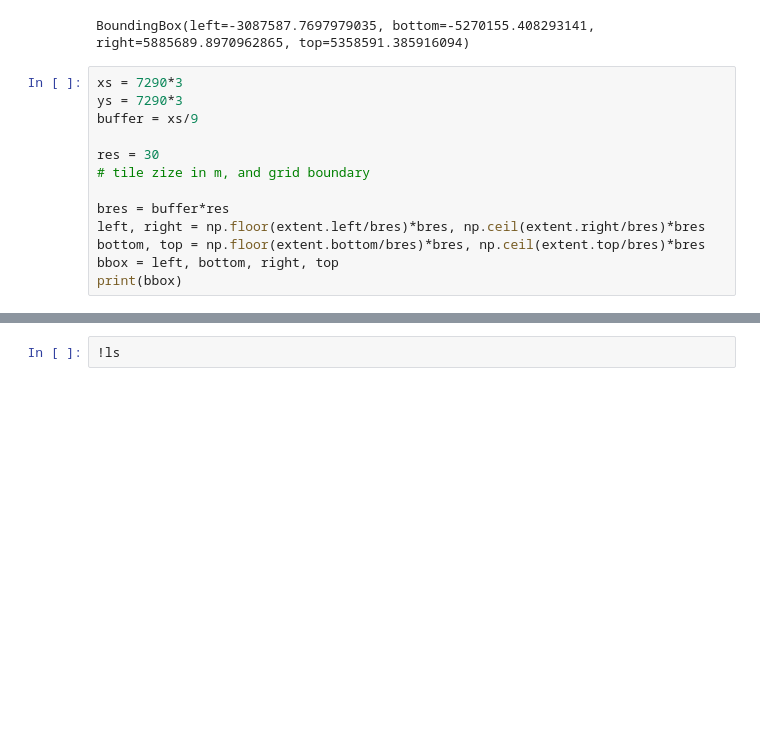
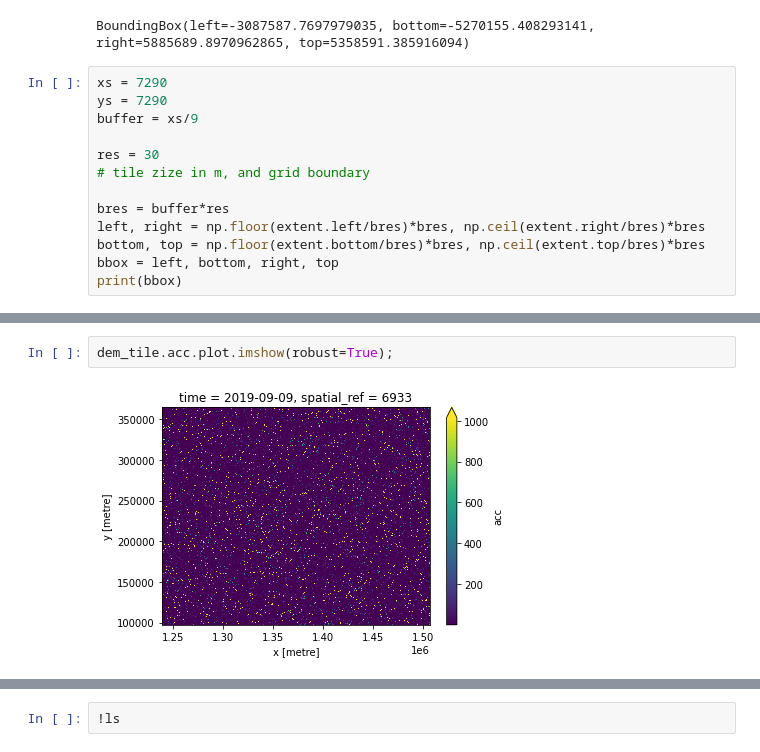
Before and after one commit to fangfy/deafrica-sandbox-notebooks, a Jupyter notebook: DEM_derived/hand_tiled.ipynb, the cells around one changed output, grey strips where cells are left out. Drawn from its saved outputs; the diff is of its cells as text; blank space fills up the shorter version.

```diff
--- a/DEM_derived/hand_tiled.ipynb
+++ b/DEM_derived/hand_tiled.ipynb
@@ -93,8 +93,8 @@ print(extent)
 # %% [output]
 BoundingBox(left=-3087587.7697979035, bottom=-5270155.408293141, right=5885689.8970962865, top=5358591.385916094)
 # %%
-xs = 7290*3
-ys = 7290*3
+xs = 7290
+ys = 7290
 buffer = xs/9
 
 res = 30
@@ -202,0 +197,4 @@ Attributes:
+# %%
+dem_tile.acc.plot.imshow(robust=True);
+# %% [output]
+[figure, added]
```
Also changed, not shown: parts of 9 cells of this notebook.
